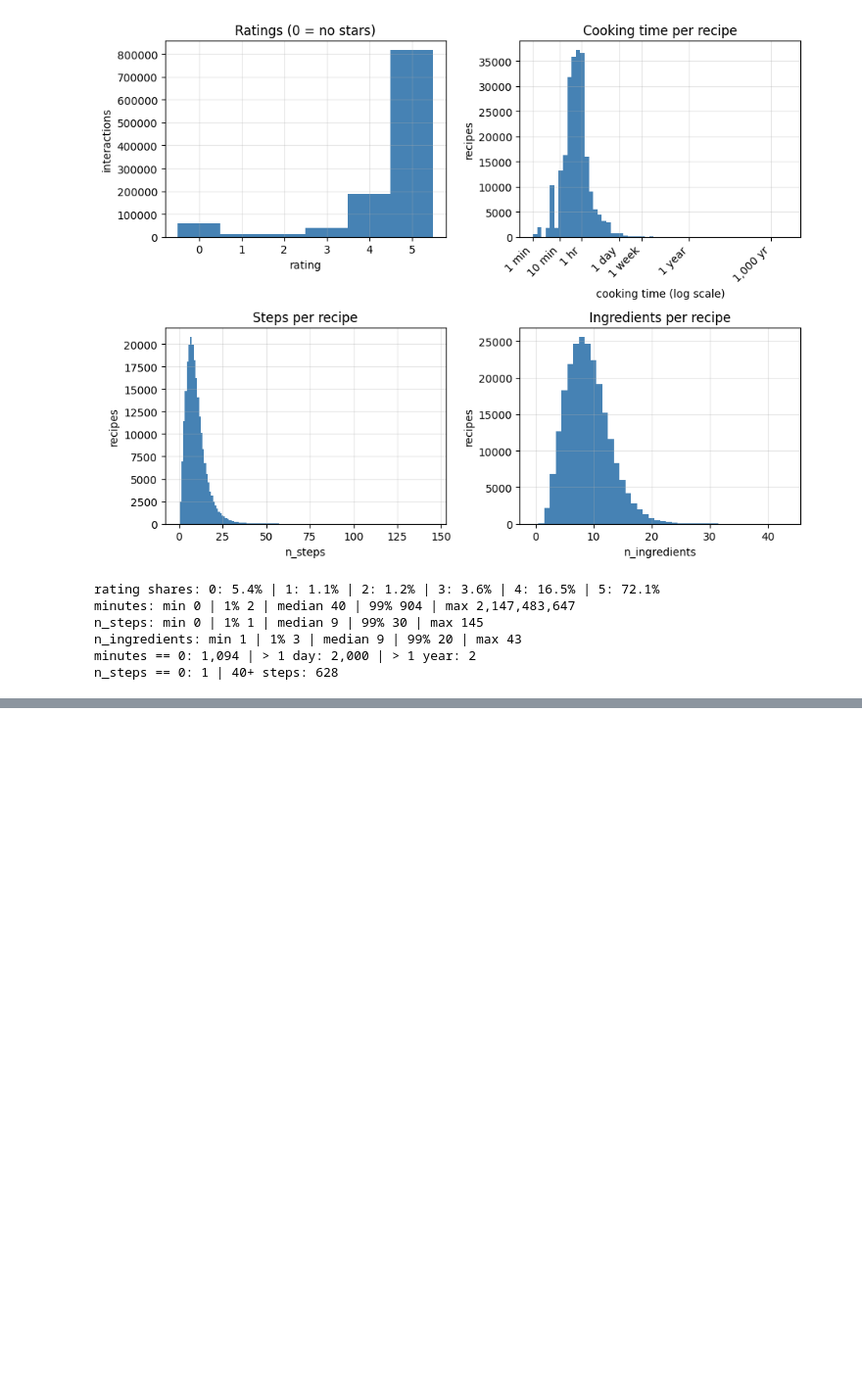
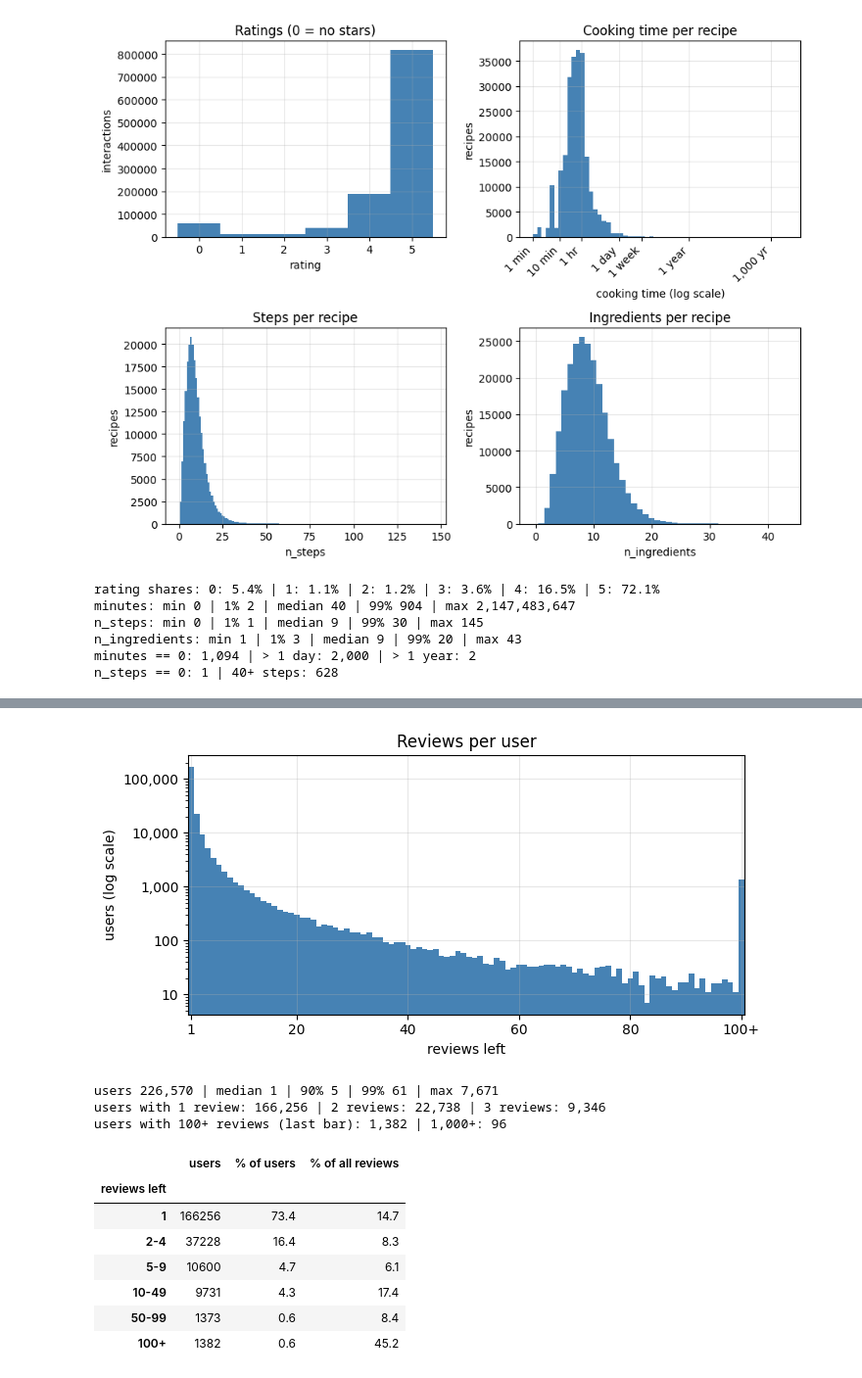
Before and after one commit to jut008/cse258-recipe-prediction-model, a Jupyter notebook: scratch/judy.ipynb, the cells around one changed output, grey strips where cells are left out. Shown at 98% size. Cells and saved outputs as stored; diff of their text form; code cells hidden in the pictures; blank space fills up the shorter version.

Commit message:
Added an additional graph plotting # of reviews per user.

```diff
--- a/scratch/judy.ipynb
+++ b/scratch/judy.ipynb
@@ -64,0 +68,39 @@ n_steps == 0: 1 | 40+ steps: 628
+# %%
+uc = inter.groupby("user_id").size().to_numpy()   # reviews per user
+
+CAP = 100
+counts = np.bincount(np.minimum(uc, CAP))         # bar 100 = users with 100+ reviews
+fig, ax = plt.subplots(figsize=(7, 3.6))
+ax.bar(np.arange(1, CAP + 1), counts[1:], width=1, color="steelblue")
+ax.set_xlim(0.5, CAP + 0.5)
+ax.set_xticks([1, 20, 40, 60, 80, CAP], ["1", "20", "40", "60", "80", f"{CAP}+"])
+ax.set_yscale("log")
+ax.yaxis.set_major_formatter(plt.FuncFormatter(lambda v, _: f"{v:,.0f}"))
+ax.set_title("Reviews per user"); ax.set_xlabel("reviews left"); ax.set_ylabel("users (log scale)")
+plt.tight_layout(); plt.show()
+
+p50, p90, p99 = np.percentile(uc, [50, 90, 99])
+print(f"users {len(uc):,} | median {p50:.0f} | 90% {p90:.0f} | 99% {p99:.0f} | max {uc.max():,}")
+print(f"users with 1 review: {counts[1]:,} | 2 reviews: {counts[2]:,} | 3 reviews: {counts[3]:,}")
+print(f"users with 100+ reviews (last bar): {(uc >= CAP).sum():,} | 1,000+: {(uc >= 1000).sum():,}")
+
+edges = [1, 2, 5, 10, 50, 100, np.inf]
+labels = ["1", "2-4", "5-9", "10-49", "50-99", "100+"]
+grp = np.digitize(uc, edges) - 1
+pd.DataFrame({"users": np.bincount(grp, minlength=6),
+              "% of users": np.bincount(grp, minlength=6) / len(uc) * 100,
+              "% of all reviews": np.bincount(grp, weights=uc, minlength=6) / uc.sum() * 100},
+             index=pd.Index(labels, name="reviews left")).round(1)
+# %% [output]
+[figure, added]
+users 226,570 | median 1 | 90% 5 | 99% 61 | max 7,671
+users with 1 review: 166,256 | 2 reviews: 22,738 | 3 reviews: 9,346
+users with 100+ reviews (last bar): 1,382 | 1,000+: 96
+|  | users | % of users | % of all reviews |
+| reviews left |  |  |  |
+| 1 | 166256 | 73.4 | 14.7 |
+| 2-4 | 37228 | 16.4 | 8.3 |
+| 5-9 | 10600 | 4.7 | 6.1 |
+| 10-49 | 9731 | 4.3 | 17.4 |
+| 50-99 | 1373 | 0.6 | 8.4 |
+| 100+ | 1382 | 0.6 | 45.2 |
```
Also changed, not shown: parts of 1 cell of this notebook.
